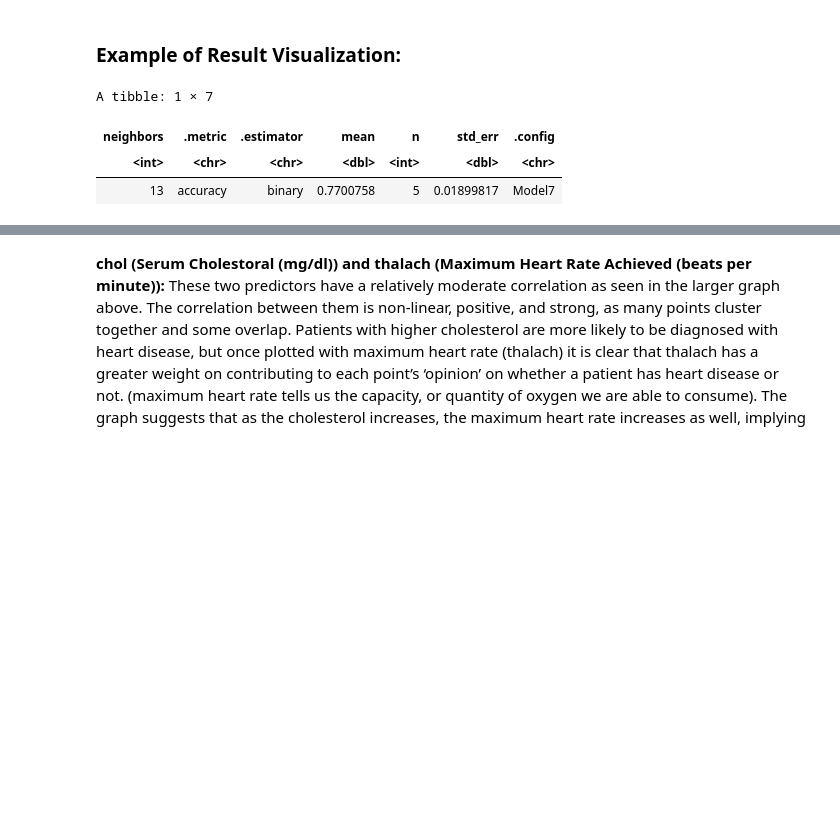
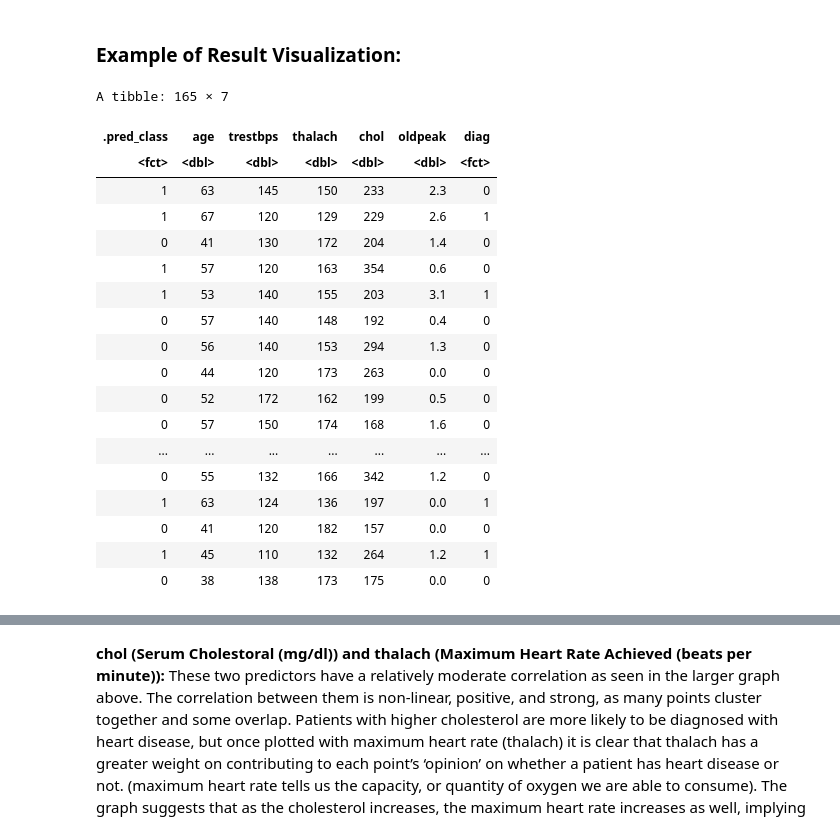
Before and after one commit to Yujinjen/group_project, a Jupyter notebook: DSCI_G36_Project_Submission.ipynb, the cells around one changed output, grey strips where cells are left out. Cells and saved outputs as stored; diff of their text form; code cells hidden in the pictures; blank space fills up the shorter version.

Commit message:
Changed cross Val to upsampling for training
S

```diff
--- a/DSCI_G36_Project_Submission.ipynb
+++ b/DSCI_G36_Project_Submission.ipynb
@@ -401,37 +391,81 @@ Based on the correlation coefficients generated in Figure 1.2, all of the values
 # %% [markdown]
 ### Example of Result Visualization:
 # %%
-heart_disease_vfold <- vfold_cv(cleveland_training, v = 5, strata = diag)
+#heart_disease_vfold <- vfold_cv(cleveland_training, v = 5, strata = diag)
 
-knn_tune <- nearest_neighbor(weight_func = "rectangular", neighbors=tune()) %>%
+#knn_tune <- nearest_neighbor(weight_func = "rectangular", neighbors=tune()) %>%
+#  set_engine("kknn") %>%
+#  set_mode("classification")
+
+knn_13 <- nearest_neighbor(weight_func = "rectangular", neighbors=13) %>%
   set_engine("kknn") %>%
   set_mode("classification")
 
 # heart_disease_recipe <- recipe(num ~ age + trestbps, data = heart_disease_training) %>%
 #   step_scale(all_predictors()) %>%
 #   step_center(all_predictors()) %>%
 #   prep()
 
 #the one below has age trestbps thalach chol and oldpeak
+#heart_disease_recipe <- recipe(diag ~ age + trestbps + thalach + chol + oldpeak, data = cleveland_training) %>%
+ # step_scale(all_predictors()) %>%
+  #step_center(all_predictors()) %>%
+  #prep()
+
 heart_disease_recipe <- recipe(diag ~ age + trestbps + thalach + chol + oldpeak, data = cleveland_training) %>%
-  step_scale(all_predictors()) %>%
-  step_center(all_predictors()) %>%
-  prep()
+    step_upsample(diag, over_ratio = 1, skip = TRUE) %>%
+    step_scale(all_predictors()) %>%
+    step_center(all_predictors()) %>%
+    prep()
+
+#grid_vals <- tibble(neighbors = seq(from = 3, to = 20, by = 1))
 
 knn_fit <- workflow() %>%
-      add_recipe(heart_disease_recipe) %>%
-      add_model(knn_tune) %>%
-      tune_grid(resamples = heart_disease_vfold, grid = 10) %>%
-      collect_metrics()
+     add_recipe(heart_disease_recipe) %>%
+     add_model(knn_13) %>%
+     fit(data = cleveland_training)
+     #tune_grid(resamples = heart_disease_vfold, grid = grid_vals) %>%
 
-accuracies_max <- knn_fit %>%
-      filter(.metric == "accuracy") %>%
-      arrange(-mean)  %>%
-      slice(1) #this shows k value with the highest mean
+pred <- predict(knn_fit, cleveland_training) %>%
+    bind_cols(cleveland_training)
 
-accuracies_max
+accuracy <- pred %>%
+    metrics(truth = diag, estimate = .pred_class) %>%
+    filter(.metric == "accuracy")
+
+pred
+accuracy
+
+
+
+
+
+#accuracies_max <- knn_fit %>%
+#     filter(.metric == "accuracy") %>%
+#     arrange(-mean)  %>%
+#     slice(1) #this shows k value with the highest mean
+
+#k_val <- accuracies_max %>%
+#   select(neighbors) %>% pull()
+
+#accuracies_max
 # %% [output]
-A tibble: 1 × 7
+A tibble: 165 × 7
-| neighbors | .metric | .estimator | mean | n | std_err | .config |
-| <int> | <chr> | <chr> | <dbl> | <int> | <dbl> | <chr> |
-| 13 | accuracy | binary | 0.7700758 | 5 | 0.01899817 | Model7 |
+| .pred_class | age | trestbps | thalach | chol | oldpeak | diag |
+| <fct> | <dbl> | <dbl> | <dbl> | <dbl> | <dbl> | <fct> |
+| 1 | 63 | 145 | 150 | 233 | 2.3 | 0 |
+| 1 | 67 | 120 | 129 | 229 | 2.6 | 1 |
+| 0 | 41 | 130 | 172 | 204 | 1.4 | 0 |
+| 1 | 57 | 120 | 163 | 354 | 0.6 | 0 |
+| 1 | 53 | 140 | 155 | 203 | 3.1 | 1 |
+| 0 | 57 | 140 | 148 | 192 | 0.4 | 0 |
+| 0 | 56 | 140 | 153 | 294 | 1.3 | 0 |
+| 0 | 44 | 120 | 173 | 263 | 0.0 | 0 |
+| 0 | 52 | 172 | 162 | 199 | 0.5 | 0 |
+| 0 | 57 | 150 | 174 | 168 | 1.6 | 0 |
+| ... | ... | ... | ... | ... | ... | ... |
+| 0 | 55 | 132 | 166 | 342 | 1.2 | 0 |
+| 1 | 63 | 124 | 136 | 197 | 0.0 | 1 |
+| 0 | 41 | 120 | 182 | 157 | 0.0 | 0 |
+| 1 | 45 | 110 | 132 | 264 | 1.2 | 1 |
+| 0 | 38 | 138 | 173 | 175 | 0.0 | 0 |
```
Also changed, not shown: parts of 16 cells of this notebook.
